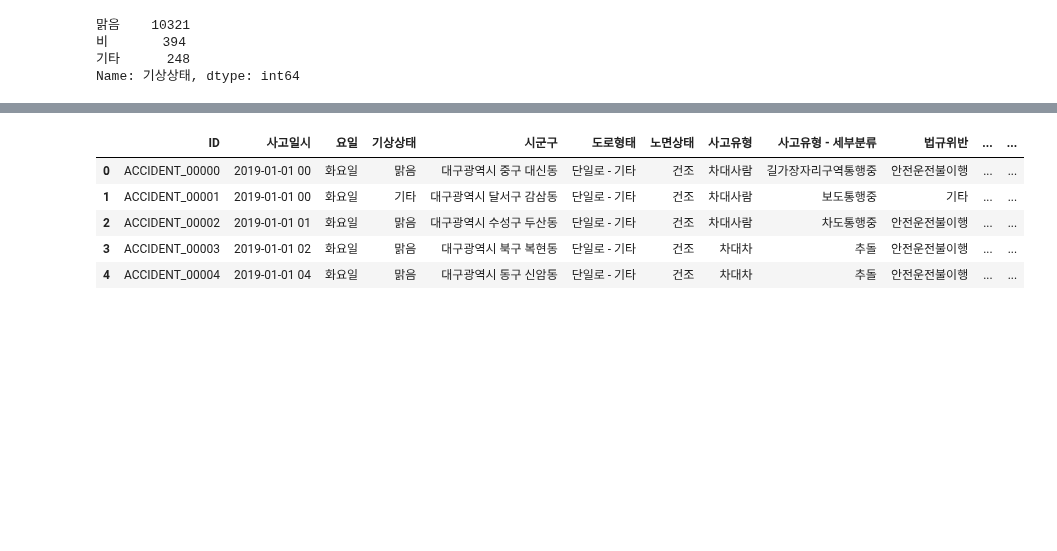
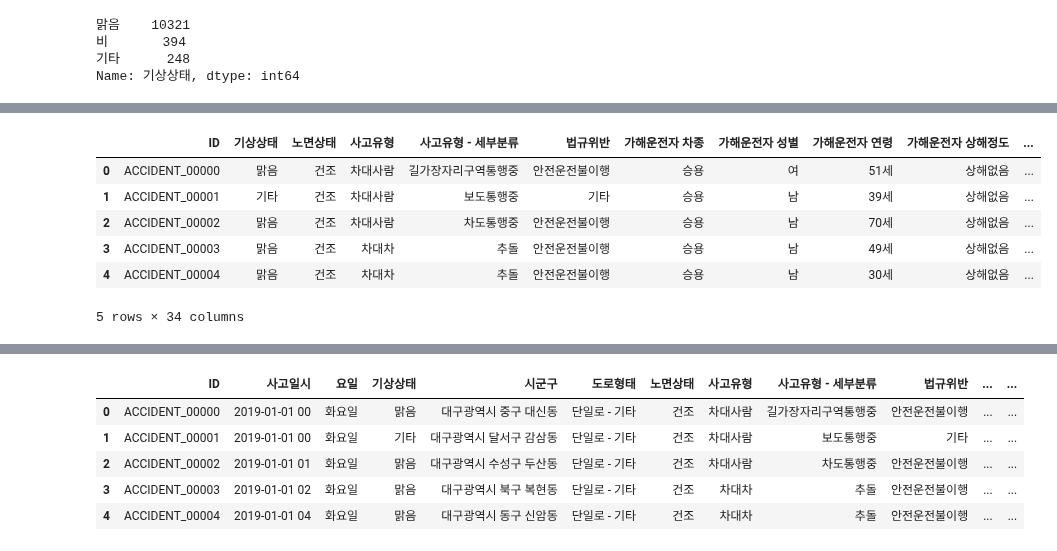
Before and after one commit to tgwon/ai4ml, a Jupyter notebook: project/EDA_Preprocessing_FeatureEngineering.ipynb, the cells around one changed output, grey strips where cells are left out. Cells and saved outputs as stored; diff of their text form; code cells hidden in the pictures; blank space fills up the shorter version.

```diff
--- a/project/EDA_Preprocessing_FeatureEngineering.ipynb
+++ b/project/EDA_Preprocessing_FeatureEngineering.ipynb
@@ -563,0 +663,10 @@ Name: 기상상태, dtype: int64
+# %%
+train_df.head()
+# %% [output]
+|  | ID | 기상상태 | 노면상태 | 사고유형 | 사고유형 - 세부분류 | 법규위반 | 가해운전자 차종 | 가해운전자 성별 | 가해운전자 연령 | 가해운전자 상해정도 | ... |
+| 0 | ACCIDENT_00000 | 맑음 | 건조 | 차대사람 | 길가장자리구역통행중 | 안전운전불이행 | 승용 | 여 | 51세 | 상해없음 | ... |
+| 1 | ACCIDENT_00001 | 기타 | 건조 | 차대사람 | 보도통행중 | 기타 | 승용 | 남 | 39세 | 상해없음 | ... |
+| 2 | ACCIDENT_00002 | 맑음 | 건조 | 차대사람 | 차도통행중 | 안전운전불이행 | 승용 | 남 | 70세 | 상해없음 | ... |
+| 3 | ACCIDENT_00003 | 맑음 | 건조 | 차대차 | 추돌 | 안전운전불이행 | 승용 | 남 | 49세 | 상해없음 | ... |
+| 4 | ACCIDENT_00004 | 맑음 | 건조 | 차대차 | 추돌 | 안전운전불이행 | 승용 | 남 | 30세 | 상해없음 | ... |
+5 rows × 34 columns
```
Also changed, not shown: parts of 27 cells of this notebook.
